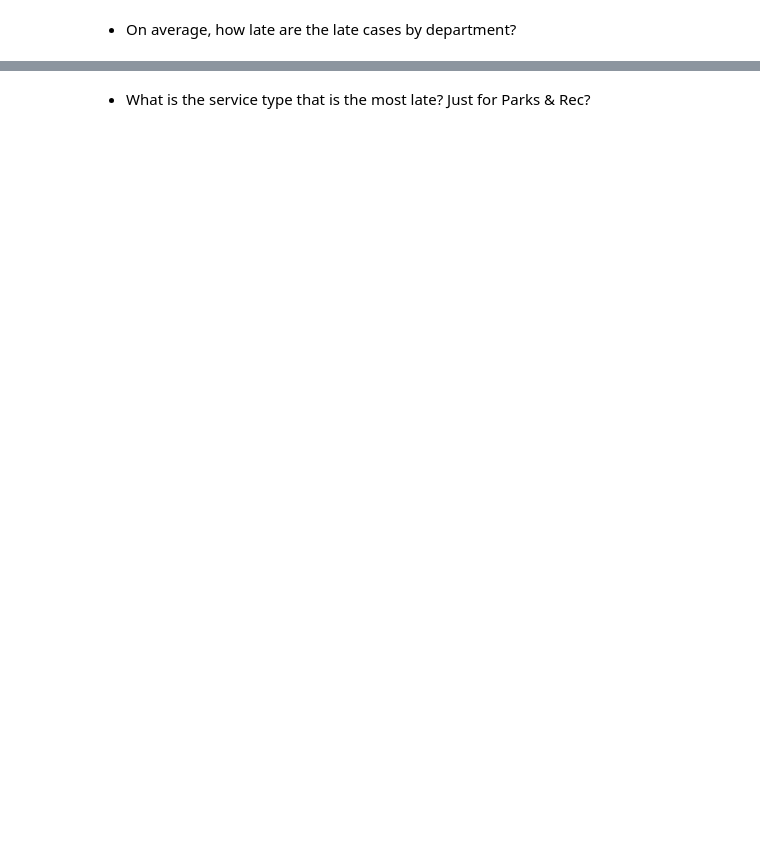
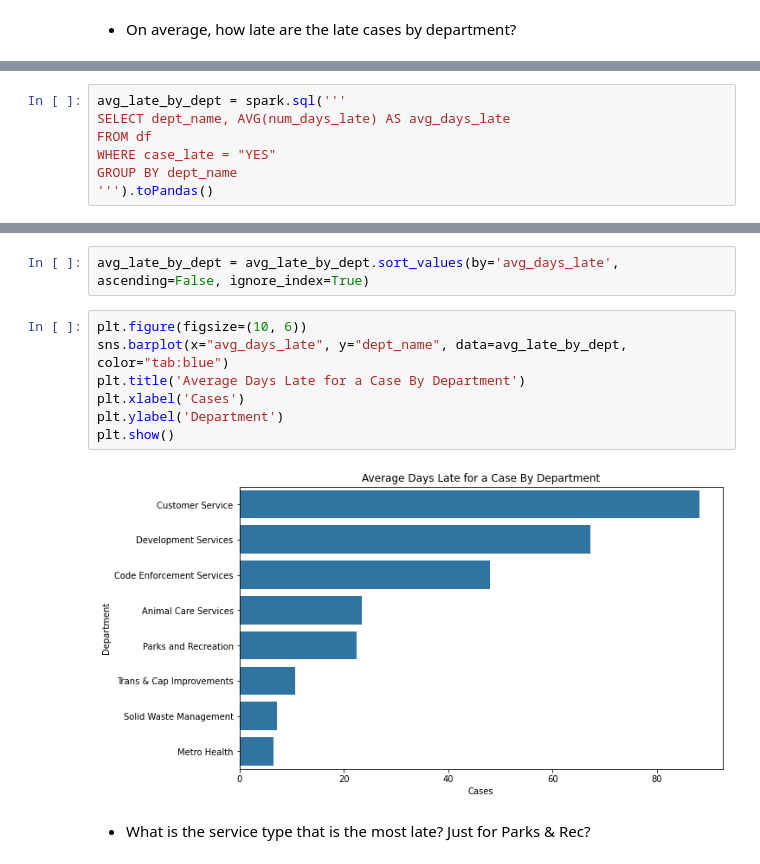
Before and after one commit to Jared-Godar/spark-exercises, a Jupyter notebook: explore_exercises.ipynb, the cells around one changed output, grey strips where cells are left out. Saved outputs shown, nothing was run; the diff lists cells and outputs as text; blank space fills up the shorter version.

```diff
--- a/explore_exercises.ipynb
+++ b/explore_exercises.ipynb
@@ -39,0 +193,7 @@ To adjust logging level use sc.setLogLevel(newLevel). For SparkR, use setLogLeve
+# %%
+avg_late_by_dept = spark.sql('''
+SELECT dept_name, AVG(num_days_late) AS avg_days_late
+FROM df
+WHERE case_late = "YES"
+GROUP BY dept_name
+''').toPandas()
@@ -40,2 +213,13 @@ To adjust logging level use sc.setLogLevel(newLevel). For SparkR, use setLogLeve
+# %%
+avg_late_by_dept = avg_late_by_dept.sort_values(by='avg_days_late', ascending=False, ignore_index=True)
+# %%
+plt.figure(figsize=(10, 6))
+sns.barplot(x="avg_days_late", y="dept_name", data=avg_late_by_dept, color="tab:blue")
+plt.title('Average Days Late for a Case By Department')
+plt.xlabel('Cases')
+plt.ylabel('Department')
+plt.show()
+# %% [output]
+[figure, added]
 # %% [markdown]
 - What is the service type that is the most late? Just for Parks & Rec?
```
Also changed, not shown: parts of 22 cells of this notebook.
